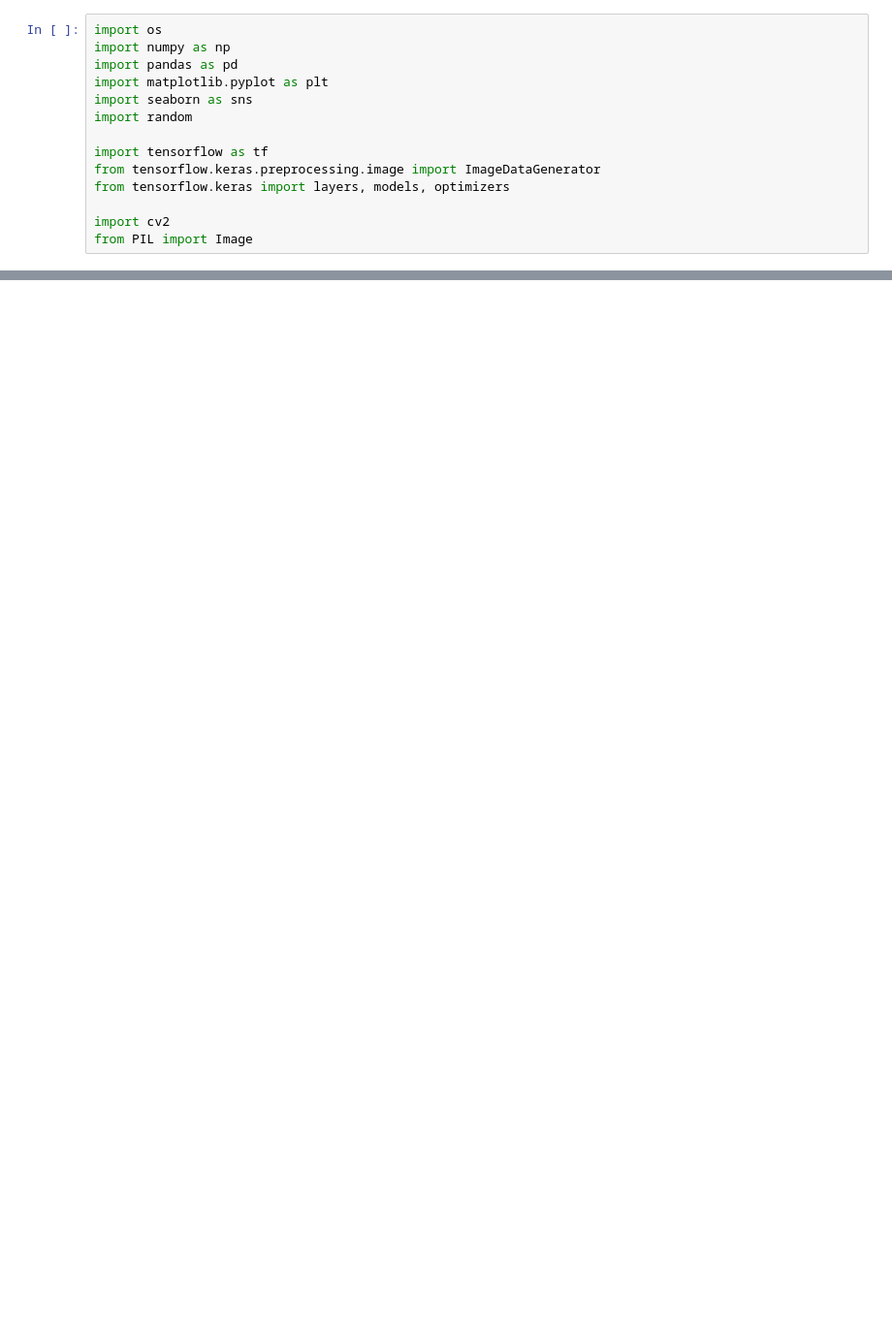
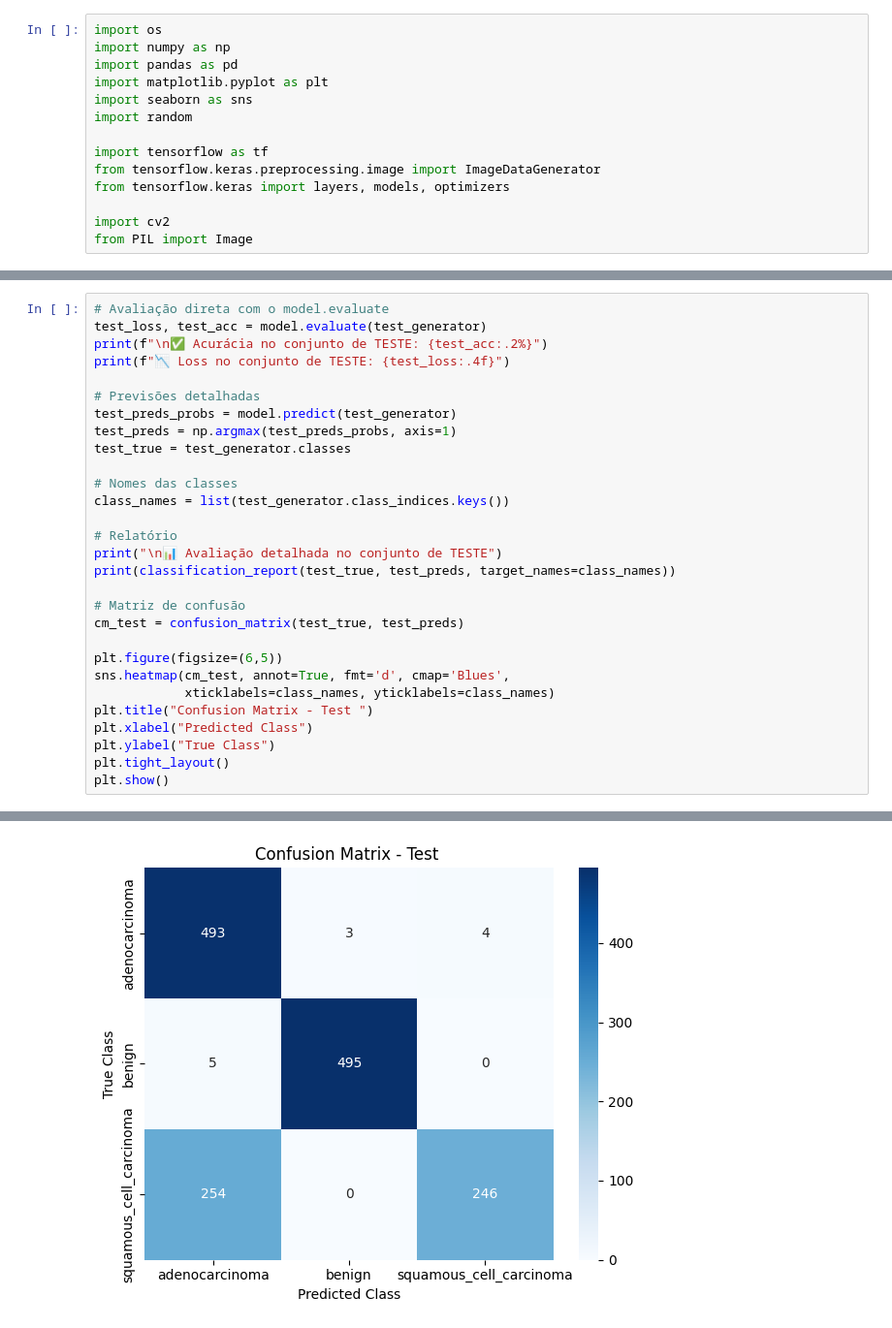
Before and after one commit to diogocristovao/ADNE-assignement, a Jupyter notebook: ADNE assignement.ipynb, the cells around one changed output, grey strips where cells are left out. Shown at 97% size. Cells and saved outputs as stored; diff of their text form; blank space fills up the shorter version.

```diff
--- a/ADNE assignement.ipynb
+++ b/ADNE assignement.ipynb
@@ -169,0 +204,30 @@ KeyboardInterrupt:
+# %%
+# Avaliação direta com o model.evaluate
+test_loss, test_acc = model.evaluate(test_generator)
+print(f"\n✅ Acurácia no conjunto de TESTE: {test_acc:.2%}")
+print(f"📉 Loss no conjunto de TESTE: {test_loss:.4f}")
+
+# Previsões detalhadas
+test_preds_probs = model.predict(test_generator)
+test_preds = np.argmax(test_preds_probs, axis=1)
+test_true = test_generator.classes
+
+# Nomes das classes
+class_names = list(test_generator.class_indices.keys())
+
+# Relatório
+print("\n📊 Avaliação detalhada no conjunto de TESTE")
+print(classification_report(test_true, test_preds, target_names=class_names))
+
+# Matriz de confusão
+cm_test = confusion_matrix(test_true, test_preds)
+
+plt.figure(figsize=(6,5))
+sns.heatmap(cm_test, annot=True, fmt='d', cmap='Blues',
+            xticklabels=class_names, yticklabels=class_names)
+plt.title("Confusion Matrix - Test ")
+plt.xlabel("Predicted Class")
+plt.ylabel("True Class")
+plt.tight_layout()
+plt.show()
+# %% [output]
@@ -169,0 +250 @@ KeyboardInterrupt:
+[figure, added]
```
Also changed, not shown: parts of 10 cells of this notebook.
